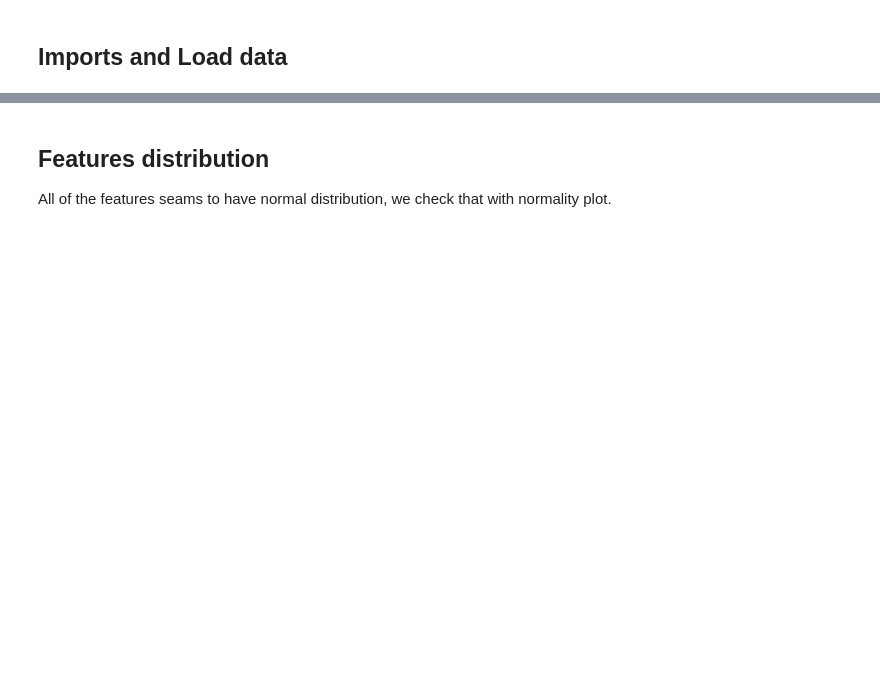
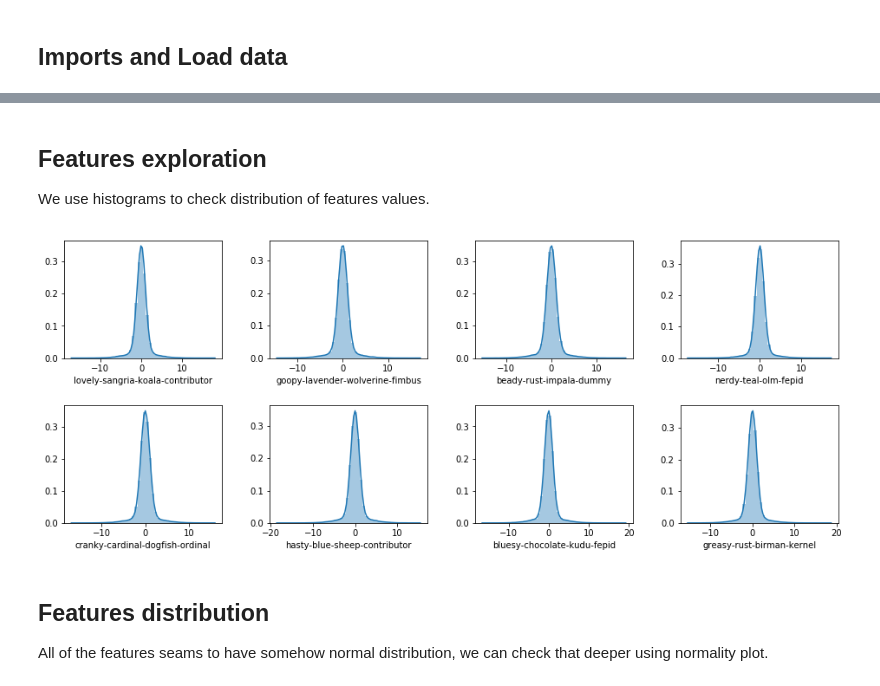
Before and after one commit to pkubiak/kaggle-instant-gratification, a Jupyter notebook: kernel/solution.ipynb, the cells around one changed output, grey strips where cells are left out. Drawn from its saved outputs; the diff is of its cells as text; code cells hidden in the pictures; blank space fills up the shorter version.

```diff
--- a/kernel/solution.ipynb
+++ b/kernel/solution.ipynb
@@ -20,5 +23,35 @@ display(train.head())
+# %% [markdown]
+## Features exploration ##
+
+We use histograms to check distribution of features values.
+# %%
+def plots_grid(n, cols=4, caption=None):
+    """Generate grid of `n` plots aranged in `cols` columns."""
+    rows = (n + cols - 1) // cols
+    fig, axes = plt.subplots(rows, cols, figsize=(16, 3 * 16 / 4 * rows // cols))
+    fig.subplots_adjust(hspace=0.4, wspace=0.3)
+    axes = axes.reshape((-1,))
+
+    for ax in axes[n:]:
+        ax.remove()
+
+    if caption:
+        fig.suptitle(caption, fontsize=20)
+
+    return axes[:n]
+
+
+# Show distribution of eigth random features
+axes = plots_grid(n=8, cols=4)
+columns = np.random.choice(train.columns, 8)
+
+for ax, column in zip(axes, columns):
+    sbn.distplot(train[column], ax=ax)
+# %% [output]
+[figure, added]
 # %% [markdown]
 ## Features distribution ##
-All of the features seams to have normal distribution, we check that with normality plot.
+
+All of the features seams to have somehow normal distribution, we can check that deeper using normality plot.
 # %%
 from scipy import stats
```
Also changed, not shown: parts of 6 cells of this notebook.
